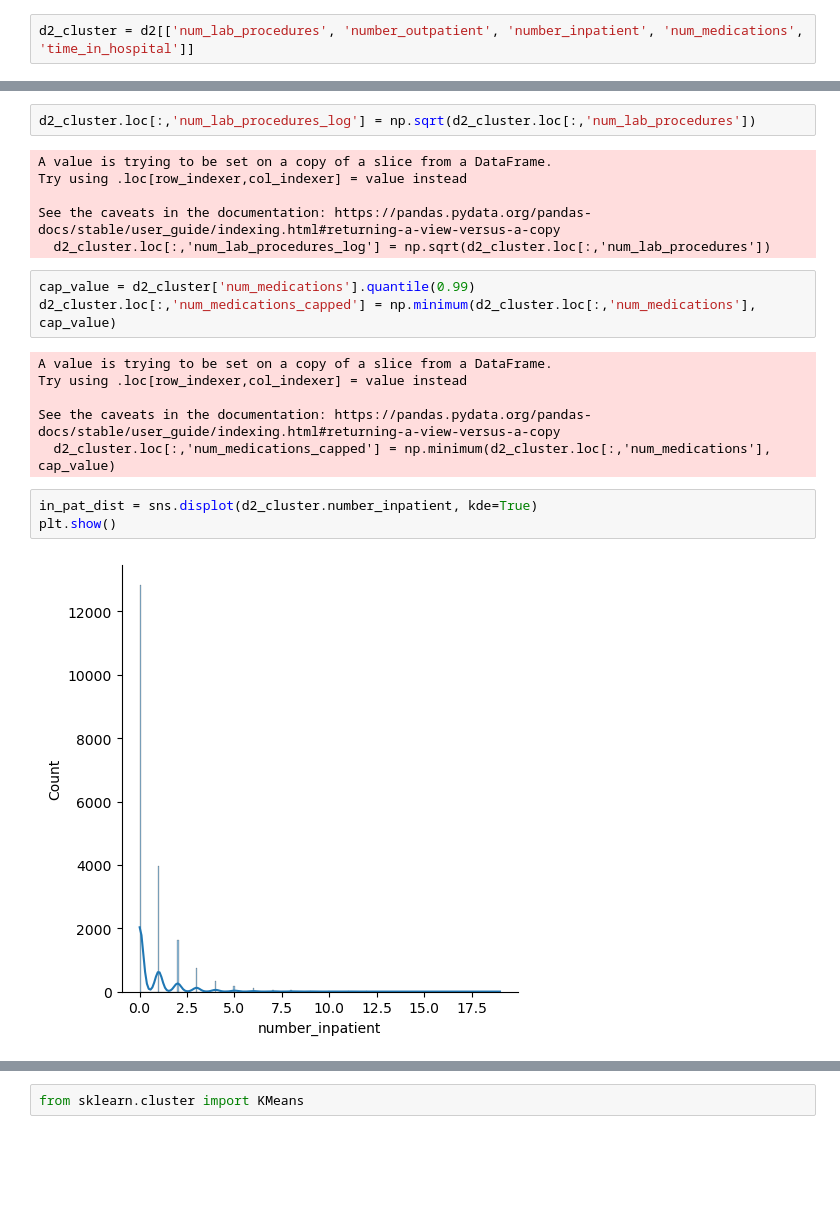
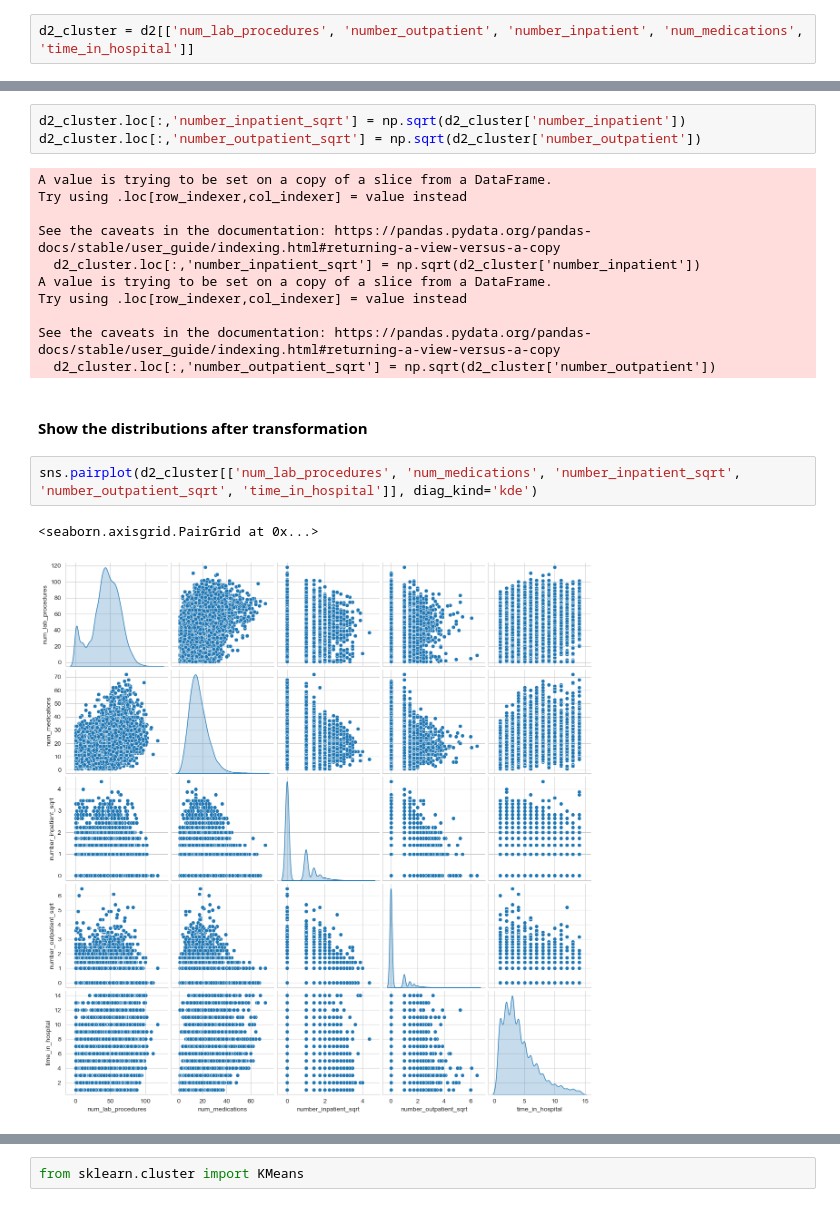
Before and after one commit to johnmarquess/IFN509, a Jupyter notebook: Assignment 2/clustering.ipynb, the cells around one changed output, grey strips where cells are left out. Saved outputs shown, nothing was run; the diff lists cells and outputs as text; blank space fills up the shorter version.

```diff
--- a/Assignment 2/clustering.ipynb
+++ b/Assignment 2/clustering.ipynb
@@ -71,22 +74,21 @@ memory usage: 781.4 KB
 # %%
-d2_cluster.loc[:,'num_lab_procedures_log'] = np.sqrt(d2_cluster.loc[:,'num_lab_procedures'])
+d2_cluster.loc[:,'number_inpatient_sqrt'] = np.sqrt(d2_cluster['number_inpatient'])
+d2_cluster.loc[:,'number_outpatient_sqrt'] = np.sqrt(d2_cluster['number_outpatient'])
 # %% [output]
 A value is trying to be set on a copy of a slice from a DataFrame.
 Try using .loc[row_indexer,col_indexer] = value instead
 
 See the caveats in the documentation: https://pandas.pydata.org/pandas-docs/stable/user_guide/indexing.html#returning-a-view-versus-a-copy
-  d2_cluster.loc[:,'num_lab_procedures_log'] = np.sqrt(d2_cluster.loc[:,'num_lab_procedures'])
+  d2_cluster.loc[:,'number_inpatient_sqrt'] = np.sqrt(d2_cluster['number_inpatient'])
+A value is trying to be set on a copy of a slice from a DataFrame.
+Try using .loc[row_indexer,col_indexer] = value instead
+
+See the caveats in the documentation: https://pandas.pydata.org/pandas-docs/stable/user_guide/indexing.html#returning-a-view-versus-a-copy
+  d2_cluster.loc[:,'number_outpatient_sqrt'] = np.sqrt(d2_cluster['number_outpatient'])
-# %%
-cap_value = d2_cluster['num_medications'].quantile(0.99)
-d2_cluster.loc[:,'num_medications_capped'] = np.minimum(d2_cluster.loc[:,'num_medications'], cap_value)
-# %% [output]
-A value is trying to be set on a copy of a slice from a DataFrame.
-Try using .loc[row_indexer,col_indexer] = value instead
-
-See the caveats in the documentation: https://pandas.pydata.org/pandas-docs/stable/user_guide/indexing.html#returning-a-view-versus-a-copy
-  d2_cluster.loc[:,'num_medications_capped'] = np.minimum(d2_cluster.loc[:,'num_medications'], cap_value)
+# %% [markdown]
+#### Show the distributions after transformation
 # %%
-in_pat_dist = sns.displot(d2_cluster.number_inpatient, kde=True)
-plt.show()
+sns.pairplot(d2_cluster[['num_lab_procedures', 'num_medications', 'number_inpatient_sqrt', 'number_outpatient_sqrt', 'time_in_hospital']], diag_kind='kde')
 # %% [output]
+<seaborn.axisgrid.PairGrid at 0x...>
-[figure, old version]
+[figure, new version]
```
Also changed, not shown: parts of 31 cells of this notebook.
